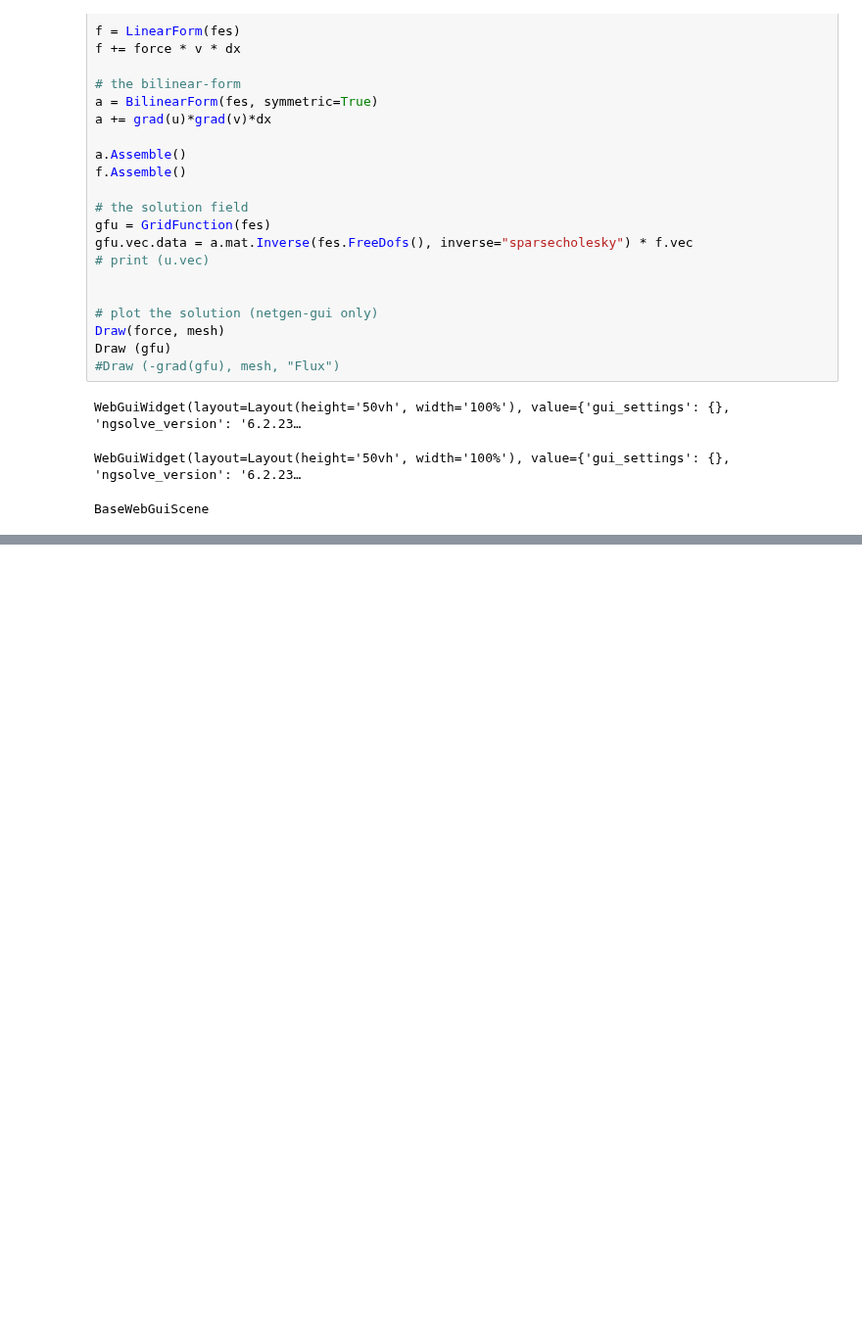
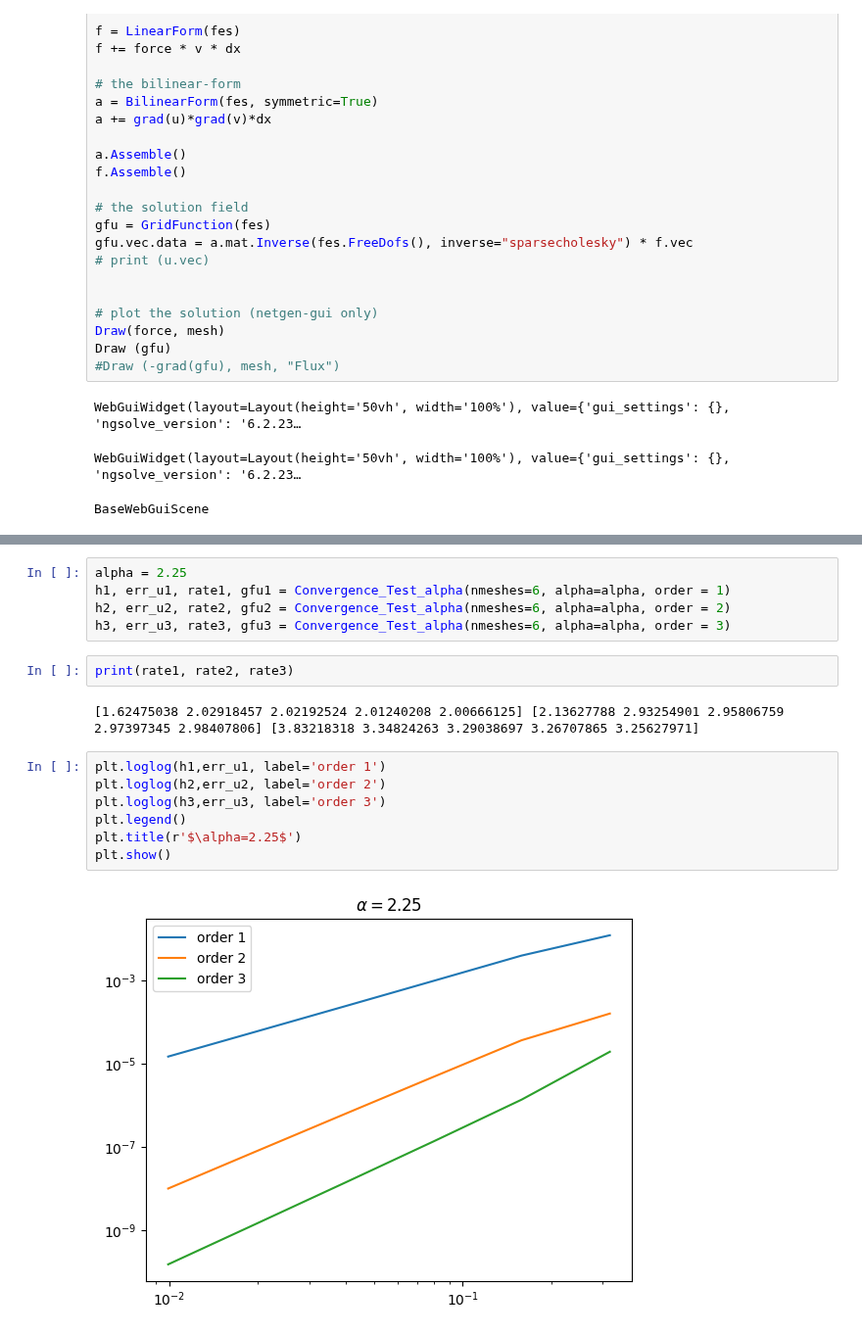
Before and after one commit to ManuelSanchezUribe/ManuelSanchezUribe.github.io, a Jupyter notebook: IMT3410/Capitulo2_NGSolve_FEM.ipynb, the cells around one changed output, grey strips where cells are left out. Shown at 98% size. Drawn from its saved outputs; the diff is of its cells as text; blank space fills up the shorter version.

```diff
--- a/IMT3410/Capitulo2_NGSolve_FEM.ipynb
+++ b/IMT3410/Capitulo2_NGSolve_FEM.ipynb
@@ -167,0 +235,18 @@ BaseWebGuiScene
+# %%
+alpha = 2.25
+h1, err_u1, rate1, gfu1 = Convergence_Test_alpha(nmeshes=6, alpha=alpha, order = 1)
+h2, err_u2, rate2, gfu2 = Convergence_Test_alpha(nmeshes=6, alpha=alpha, order = 2)
+h3, err_u3, rate3, gfu3 = Convergence_Test_alpha(nmeshes=6, alpha=alpha, order = 3)
+# %%
+print(rate1, rate2, rate3)
+# %% [output]
+[1.62475038 2.02918457 2.02192524 2.01240208 2.00666125] [2.13627788 2.93254901 2.95806759 2.97397345 2.98407806] [3.83218318 3.34824263 3.29038697 3.26707865 3.25627971]
+# %%
+plt.loglog(h1,err_u1, label='order 1')
+plt.loglog(h2,err_u2, label='order 2')
+plt.loglog(h3,err_u3, label='order 3')
+plt.legend()
+plt.title(r'$\alpha=2.25$')
+plt.show()
+# %% [output]
+[figure, added]
```
Also changed, not shown: parts of 19 cells of this notebook, 4 other files.
